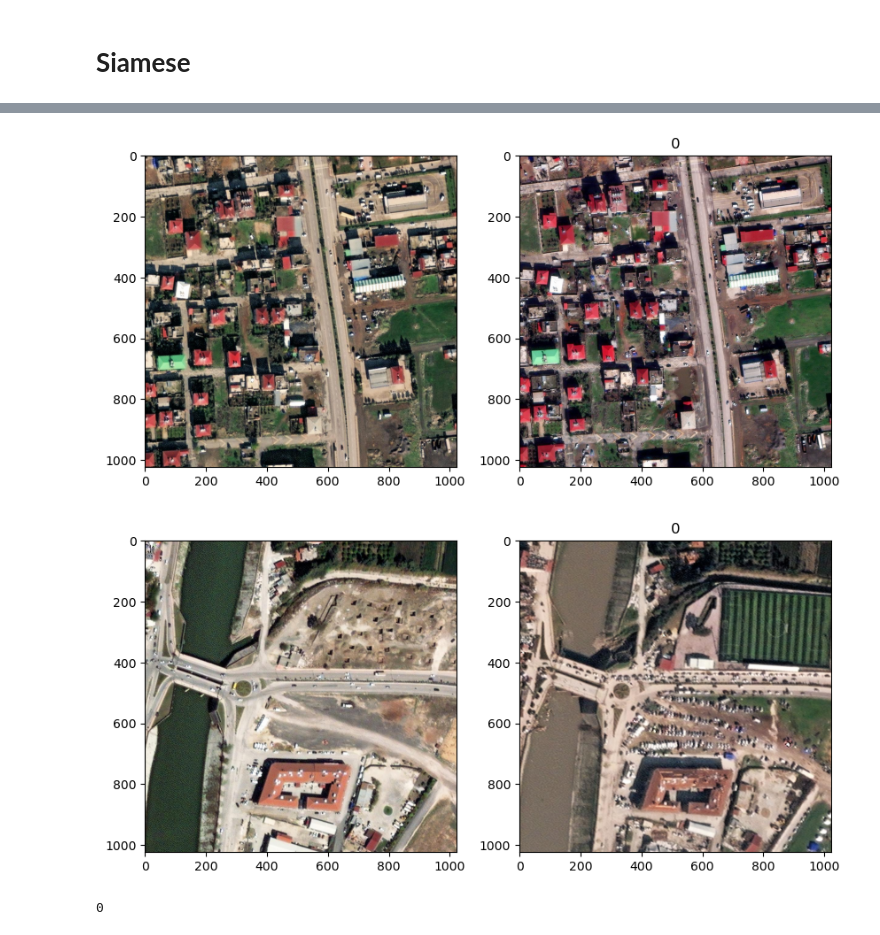
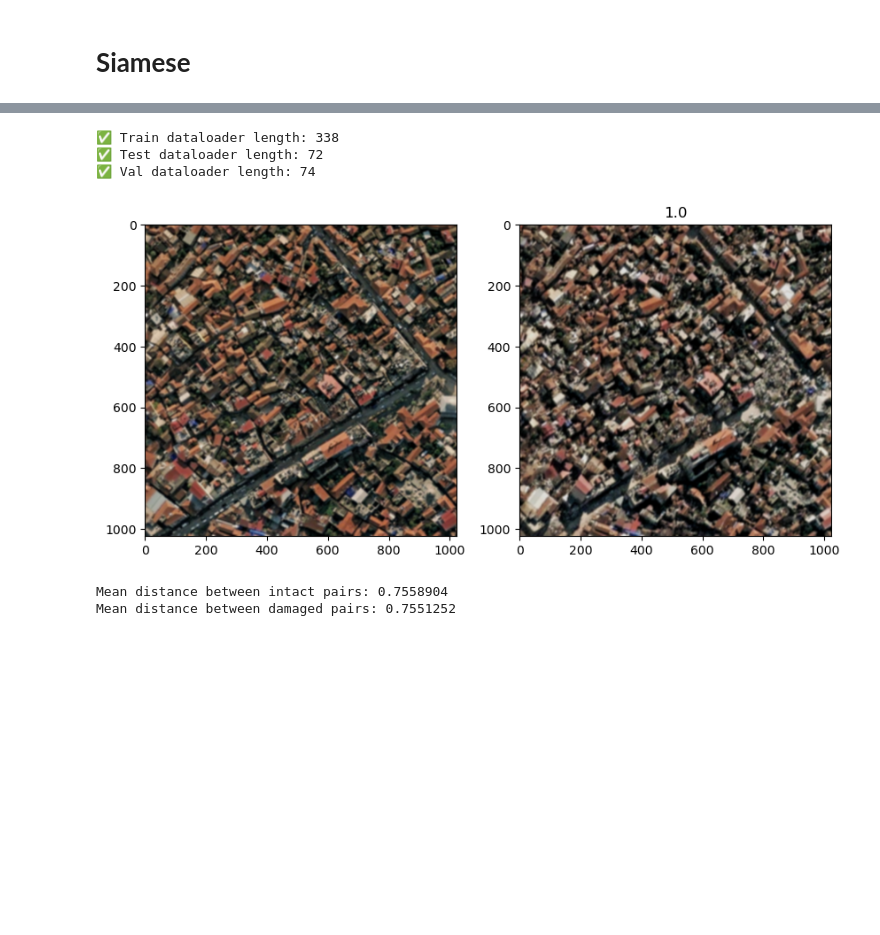
Before and after one commit to ozan-guven/env-540-earthquake-project, a Jupyter notebook: notebooks/siamese.ipynb, the cells around one changed output, grey strips where cells are left out. Saved outputs shown, nothing was run; the diff lists cells and outputs as text; code cells hidden in the pictures; blank space fills up the shorter version.

```diff
--- a/notebooks/siamese.ipynb
+++ b/notebooks/siamese.ipynb
@@ -35,22 +26,26 @@ train_dataset = SiameseDataset(train_data)
-# %%
-pre_image_1, post_image_1, pre_image_2, post_image_2, label = train_dataset[random.randint(0, len(train_dataset) - 1)]
-
-plt.figure(figsize=(10, 10))
-plt.subplot(1, 2, 1)
-plt.imshow(pre_image_1.numpy().transpose(1, 2, 0))
-plt.subplot(1, 2, 2)
-plt.imshow(post_image_1.numpy().transpose(1, 2, 0))
-plt.show()
-
-plt.figure(figsize=(10, 10))
-plt.subplot(1, 2, 1)
-plt.imshow(pre_image_2.numpy().transpose(1, 2, 0))
-plt.subplot(1, 2, 2)
-plt.imshow(post_image_2.numpy().transpose(1, 2, 0))
-plt.show()
-
-print(label)
-# %% [output]
-[figure, removed]
-[figure, removed]
-0
+# %%
+siamese = get_model()
+siamese.load_state_dict(torch.load(SIAMESE_PATH))
+
+train_dataloader, test_dataloader, _ = get_dataloaders(data_path=DATA_PATH, batch_size=BATCH_SIZE)
+# %% [output]
+✅ Train dataloader length: 338
+✅ Test dataloader length: 72
+✅ Val dataloader length: 74
+# %%
+it = iter(train_dataloader)
+# %%
+# Show
+pre, post, label = next(it)
+pre = pre[0].permute(1, 2, 0).numpy()
+post = post[0].permute(1, 2, 0).numpy()
+
+plt.figure(figsize=(10, 10))
+plt.subplot(1, 2, 1)
+plt.imshow(pre)
+plt.subplot(1, 2, 2)
+plt.imshow(post)
+plt.title(label[0].item())
+plt.show()
+# %% [output]
+[figure, added]
@@ -56,0 +75,18 @@ print(label)
+# %%
+# Print mean distance between intact pairs
+intact_distances = []
+damaged_distances = []
+for i in range(0, len(embeddings), 2):
+    pre_point = embeddings[i]
+    post_point = embeddings[i + 1]
+
+    if class_type[i] == 0:
+        intact_distances.append(np.linalg.norm(pre_point - post_point))
+    else:
+        damaged_distances.append(np.linalg.norm(pre_point - post_point))
+
+print('Mean distance between intact pairs:', np.mean(intact_distances))
+print('Mean distance between damaged pairs:', np.mean(damaged_distances))
+# %% [output]
+Mean distance between intact pairs: 0.7558904
+Mean distance between damaged pairs: 0.7551252
```
Also changed, not shown: parts of 7 cells of this notebook, 6 other files.
